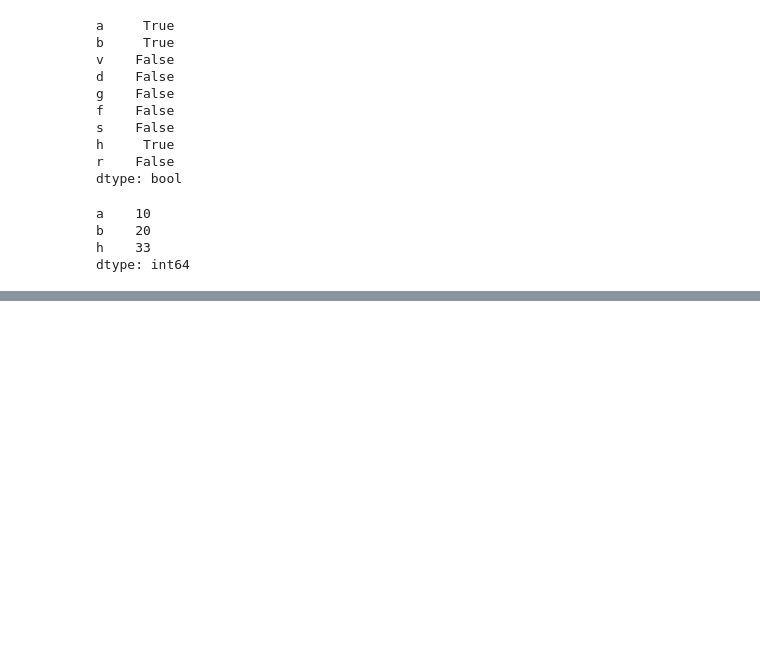
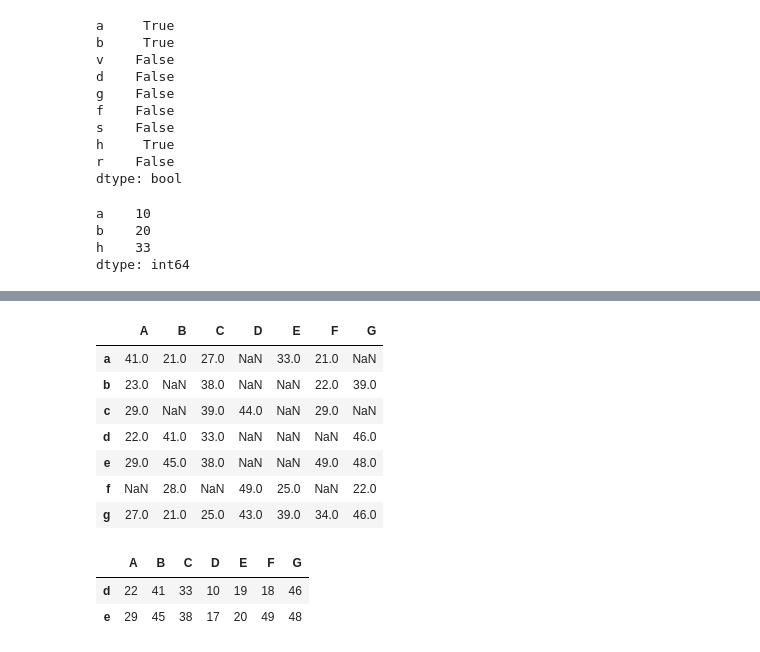
Before and after one commit to SriRamK345/Pandas_lib, a Jupyter notebook: Pandas.ipynb, the cells around one changed output, grey strips where cells are left out. Drawn from its saved outputs; the diff is of its cells as text; code cells hidden in the pictures; blank space fills up the shorter version.

```diff
--- a/Pandas.ipynb
+++ b/Pandas.ipynb
@@ -155,0 +347,17 @@ dtype: int64
+# %%
+df2[df2>20]
+# %% [output]
+|  | A | B | C | D | E | F | G |
+| a | 41.0 | 21.0 | 27.0 | NaN | 33.0 | 21.0 | NaN |
+| b | 23.0 | NaN | 38.0 | NaN | NaN | 22.0 | 39.0 |
+| c | 29.0 | NaN | 39.0 | 44.0 | NaN | 29.0 | NaN |
+| d | 22.0 | 41.0 | 33.0 | NaN | NaN | NaN | 46.0 |
+| e | 29.0 | 45.0 | 38.0 | NaN | NaN | 49.0 | 48.0 |
+| f | NaN | 28.0 | NaN | 49.0 | 25.0 | NaN | 22.0 |
+| g | 27.0 | 21.0 | 25.0 | 43.0 | 39.0 | 34.0 | 46.0 |
+# %%
+ df2[(df2['A']>20) & (df2['B']>30)]
+# %% [output]
+|  | A | B | C | D | E | F | G |
+| d | 22 | 41 | 33 | 10 | 19 | 18 | 46 |
+| e | 29 | 45 | 38 | 17 | 20 | 49 | 48 |
```
Also changed, not shown: parts of 26 cells of this notebook.
